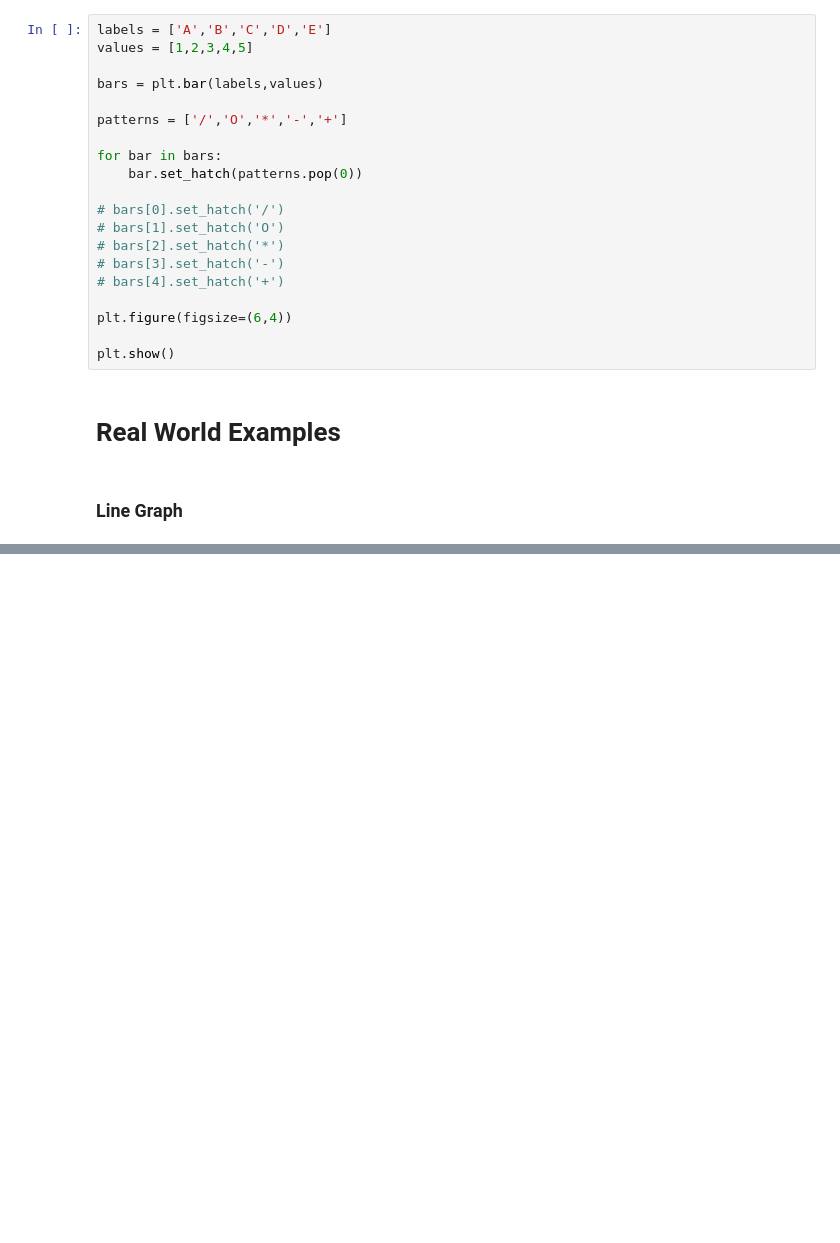
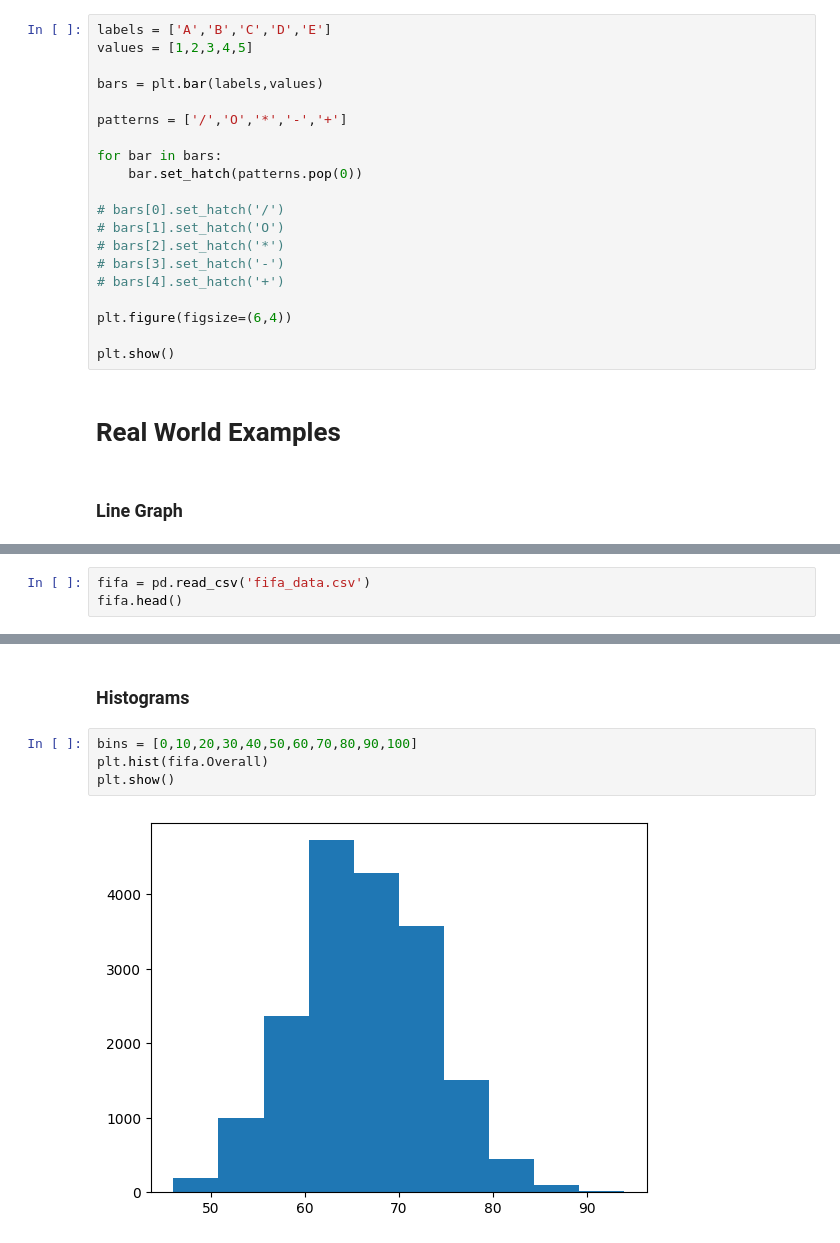
Before and after one commit to BalaSaiKoundinya5/Python-MatplotLib-Library-Practice, a Jupyter notebook: Python MatplotLib Library.ipynb, the cells around one changed output, grey strips where cells are left out. Drawn from its saved outputs; the diff is of its cells as text; blank space fills up the shorter version.

```diff
--- a/Python MatplotLib Library.ipynb
+++ b/Python MatplotLib Library.ipynb
@@ -92,0 +96,3 @@ plt.show()
+# %%
+fifa = pd.read_csv('fifa_data.csv')
+fifa.head()
@@ -92,0 +107,8 @@ plt.show()
+# %% [markdown]
+### Histograms
+# %%
+bins = [0,10,20,30,40,50,60,70,80,90,100]
+plt.hist(fifa.Overall)
+plt.show()
+# %% [output]
+[figure, added]
```
Also changed, not shown: parts of 3 cells of this notebook.
